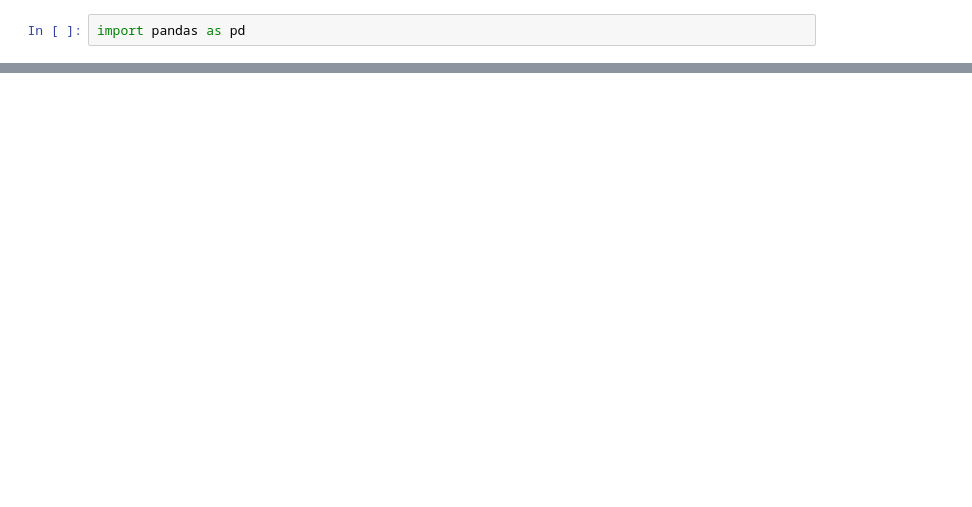
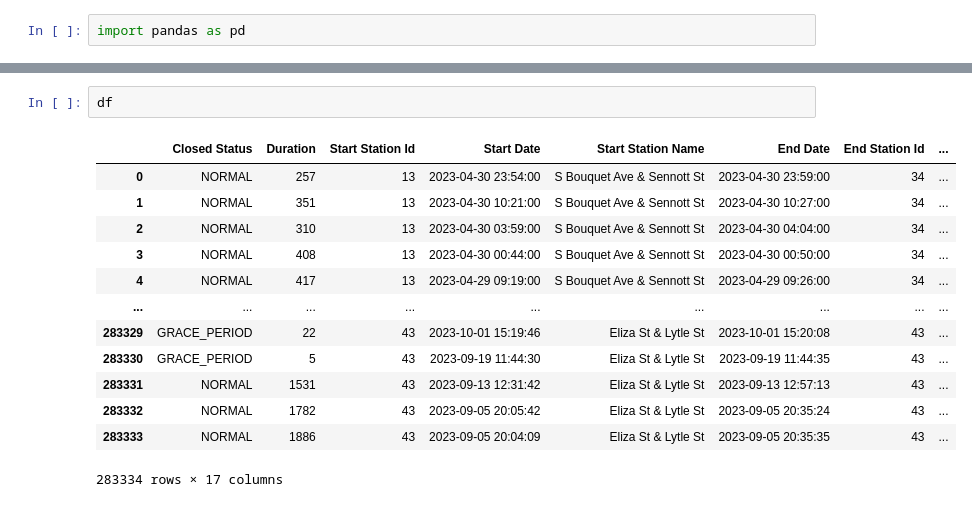
Before and after one commit to BenWSingleton/POGOH_Analysis, a Jupyter notebook: analysis.ipynb, the cells around one changed output, grey strips where cells are left out. Cells and saved outputs as stored; diff of their text form; blank space fills up the shorter version.

```diff
--- a/analysis.ipynb
+++ b/analysis.ipynb
@@ -60 +74,17 @@ FORCED_CLOSED       325
 Name: Closed Status, dtype: int64
+# %%
+df
+# %% [output]
+|  | Closed Status | Duration | Start Station Id | Start Date | Start Station Name | End Date | End Station Id | ... |
+| 0 | NORMAL | 257 | 13 | 2023-04-30 23:54:00 | S Bouquet Ave & Sennott St | 2023-04-30 23:59:00 | 34 | ... |
+| 1 | NORMAL | 351 | 13 | 2023-04-30 10:21:00 | S Bouquet Ave & Sennott St | 2023-04-30 10:27:00 | 34 | ... |
+| 2 | NORMAL | 310 | 13 | 2023-04-30 03:59:00 | S Bouquet Ave & Sennott St | 2023-04-30 04:04:00 | 34 | ... |
+| 3 | NORMAL | 408 | 13 | 2023-04-30 00:44:00 | S Bouquet Ave & Sennott St | 2023-04-30 00:50:00 | 34 | ... |
+| 4 | NORMAL | 417 | 13 | 2023-04-29 09:19:00 | S Bouquet Ave & Sennott St | 2023-04-29 09:26:00 | 34 | ... |
+| ... | ... | ... | ... | ... | ... | ... | ... | ... |
+| 283329 | GRACE_PERIOD | 22 | 43 | 2023-10-01 15:19:46 | Eliza St & Lytle St | 2023-10-01 15:20:08 | 43 | ... |
+| 283330 | GRACE_PERIOD | 5 | 43 | 2023-09-19 11:44:30 | Eliza St & Lytle St | 2023-09-19 11:44:35 | 43 | ... |
+| 283331 | NORMAL | 1531 | 43 | 2023-09-13 12:31:42 | Eliza St & Lytle St | 2023-09-13 12:57:13 | 43 | ... |
+| 283332 | NORMAL | 1782 | 43 | 2023-09-05 20:05:42 | Eliza St & Lytle St | 2023-09-05 20:35:24 | 43 | ... |
+| 283333 | NORMAL | 1886 | 43 | 2023-09-05 20:04:09 | Eliza St & Lytle St | 2023-09-05 20:35:35 | 43 | ... |
+283334 rows × 17 columns
```
Also changed, not shown: parts of 6 cells of this notebook, 45 other files.
